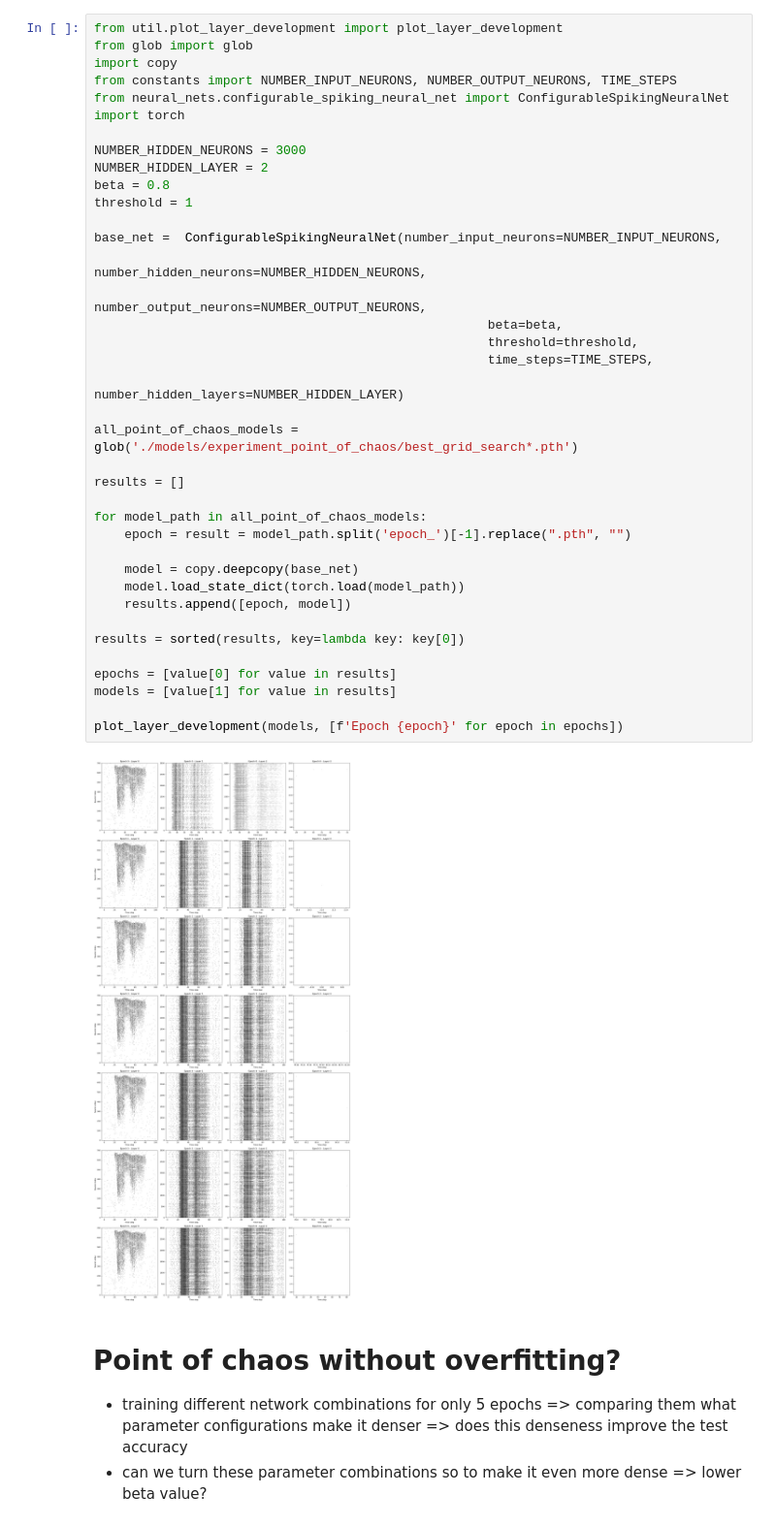
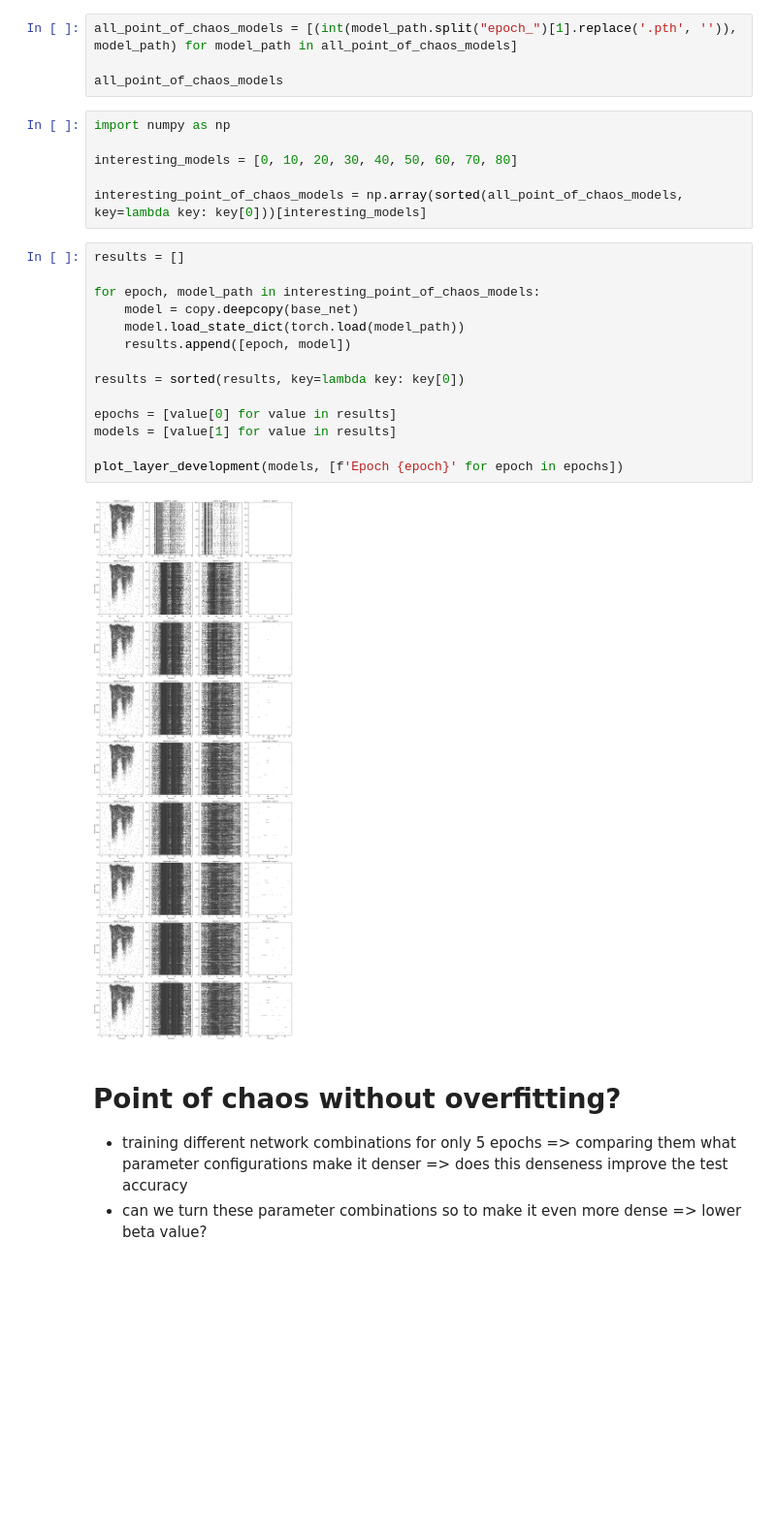
Before and after one commit to ForzaMark/whk-snn, a Jupyter notebook: heidelberg_implementation/point_of_chaos_experiment.ipynb, the cells around one changed output. Shown at 97% size. Drawn from its saved outputs; the diff is of its cells as text; blank space fills up the shorter version.

```diff
--- a/heidelberg_implementation/point_of_chaos_experiment.ipynb
+++ b/heidelberg_implementation/point_of_chaos_experiment.ipynb
@@ -1,43 +25,29 @@
+# %%
+all_point_of_chaos_models = [(int(model_path.split("epoch_")[1].replace('.pth', '')), model_path) for model_path in all_point_of_chaos_models]
+
+all_point_of_chaos_models
+# %%
+import numpy as np
+
+interesting_models = [0, 10, 20, 30, 40, 50, 60, 70, 80]
+
+interesting_point_of_chaos_models = np.array(sorted(all_point_of_chaos_models, key=lambda key: key[0]))[interesting_models]
 # %%
-from util.plot_layer_development import plot_layer_development
-from glob import glob
-import copy
-from constants import NUMBER_INPUT_NEURONS, NUMBER_OUTPUT_NEURONS, TIME_STEPS
-from neural_nets.configurable_spiking_neural_net import ConfigurableSpikingNeuralNet
-import torch
-
-NUMBER_HIDDEN_NEURONS = 3000
-NUMBER_HIDDEN_LAYER = 2
-beta = 0.8
-threshold = 1
-
-base_net =  ConfigurableSpikingNeuralNet(number_input_neurons=NUMBER_INPUT_NEURONS,
-                                                    number_hidden_neurons=NUMBER_HIDDEN_NEURONS,
-                                                    number_output_neurons=NUMBER_OUTPUT_NEURONS,
-                                                    beta=beta,
-                                                    threshold=threshold,
-                                                    time_steps=TIME_STEPS,
-                                                    number_hidden_layers=NUMBER_HIDDEN_LAYER)
-
-all_point_of_chaos_models = glob('./models/experiment_point_of_chaos/best_grid_search*.pth')
-
 results = []
 
-for model_path in all_point_of_chaos_models:
-    epoch = result = model_path.split('epoch_')[-1].replace(".pth", "")
-
+for epoch, model_path in interesting_point_of_chaos_models:
     model = copy.deepcopy(base_net)
     model.load_state_dict(torch.load(model_path))
     results.append([epoch, model])
 
 results = sorted(results, key=lambda key: key[0])
 
 epochs = [value[0] for value in results]
 models = [value[1] for value in results]
 
 plot_layer_development(models, [f'Epoch {epoch}' for epoch in epochs])
 # %% [output]
-[figure, old version]
+[figure, new version]
 # %% [markdown]
 # Point of chaos without overfitting?
 - training different network combinations for only 5 epochs => comparing them what parameter configurations make it denser => does this denseness improve the test accuracy
```
Also changed, not shown: parts of 7 cells of this notebook, 10 other files.
